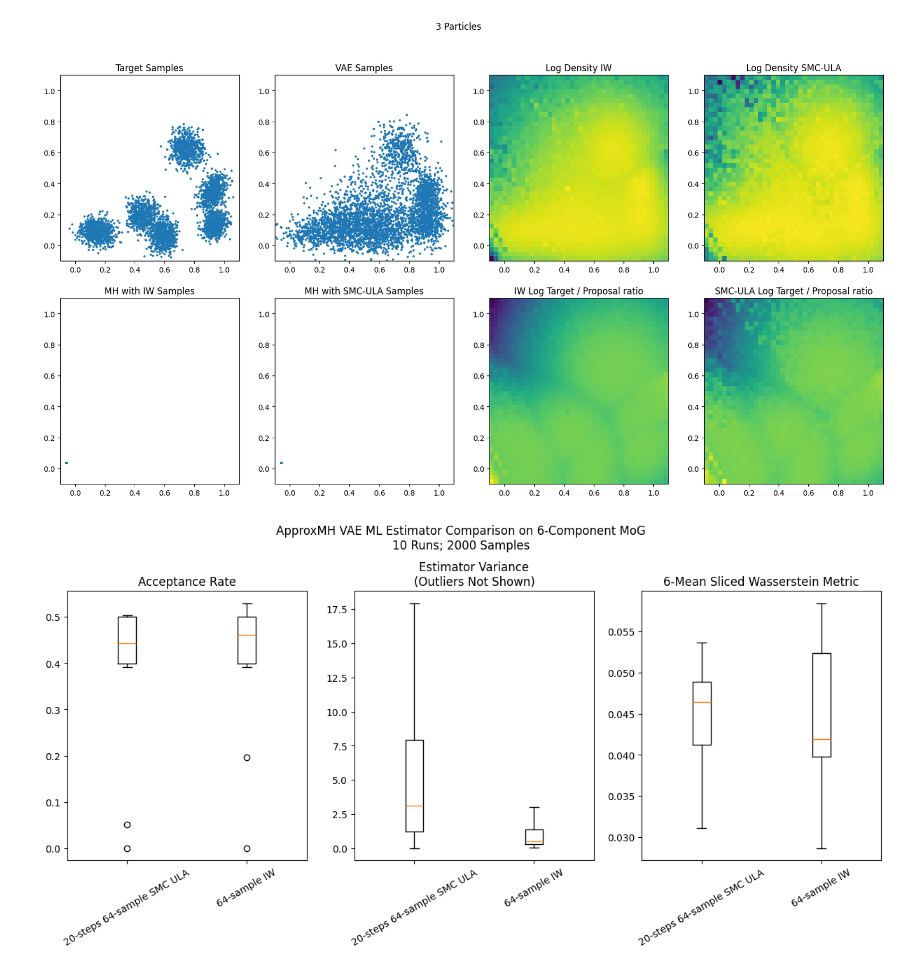
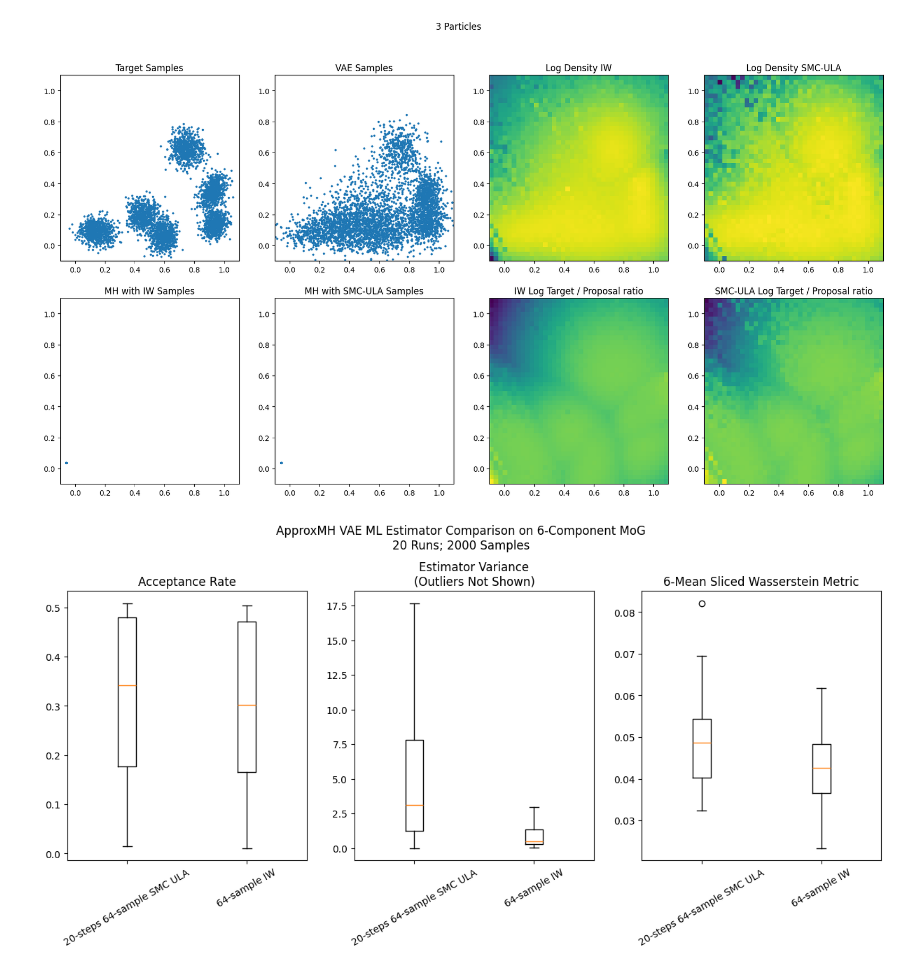
Before and after one commit to xapq/approximate-metropolis-hastings, a Jupyter notebook: notebooks/LikelihoodEstimatorsComparison.ipynb, the cells around one changed output. Saved outputs shown, nothing was run; the diff lists cells and outputs as text; code cells hidden in the pictures.

```diff
--- a/notebooks/LikelihoodEstimatorsComparison.ipynb
+++ b/notebooks/LikelihoodEstimatorsComparison.ipynb
@@ -271,5 +273,7 @@ vae_likelihood_estimation_variance_by_time_step()
 # %%
 def compare_estimates():
+    # torch.cuda.memory._record_memory_history(max_entries=100_000)
+
     # Estimator 1
     n_steps = 20
     n_particles = 64
@@ -288,7 +292,7 @@ def compare_estimates():
     n_ests = len(estimators)
 
     # Comparison parameters
-    n_runs = 10
+    n_runs = 20
     n_samples = 2000
     sample_metric = SlicedDistributionMetric(WassersteinMetric1d(), 3 * D)
 
@@ -300,39 +304,41 @@ def compare_estimates():
         for i in range(n_ests):
             est, est_name = estimators[i]
             log_likelihoods, variances = est(vae_samples)
-            test_logs[i]['rel_variances'].append(variances / log_likelihoods.exp())
-            test_logs[i]['variances'].append(variances)
+            test_logs[i]['rel_variances'].append((variances / log_likelihoods.exp()).detach())
+            test_logs[i]['variances'].append(variances.detach())
             mh_acc_rate, mh_samples = metropolis_hastings_filter(target, vae_samples, est)
             test_logs[i]['acc_rate'].append(mh_acc_rate)
             test_logs[i]['sample_metric'].append(sample_metric(target_samples, vae_samples).item())
 
     fig, axs = plt.subplots(ncols=3, figsize=(15, 5))
 
     ax = axs[0]
     ax.set_title('Acceptance Rate')
-    ax.boxplot([test_logs[i]['acc_rate'] for i in range(n_ests)], labels=[est_name for est, est_name in estimators])
+    ax.boxplot([test_logs[i]['acc_rate'] for i in range(n_ests)], tick_labels=[est_name for est, est_name in estimators])
 
     ax = axs[1]
     ax.set_title('Estimator Variance\n(Outliers Not Shown)')
     ax.boxplot(
         [to_numpy(torch.cat(test_logs[i]['variances'])) for i in range(n_ests)],
-        labels=[est_name for est, est_name in estimators],
+        tick_labels=[est_name for est, est_name in estimators],
         showfliers=False
     )
     # ax.set_ylim(0., 10.)
 
     ax = axs[2]
     ax.set_title(sample_metric.name())
     ax.boxplot(
         [test_logs[i]['sample_metric'] for i in range(n_ests)],
-        labels=[est_name for est, est_name in estimators],
+        tick_labels=[est_name for est, est_name in estimators],
         showfliers=True
     )
 
     for ax in axs:
         ax.set_xticklabels(ax.get_xticklabels(),rotation=30)
     plt.suptitle(f'ApproxMH VAE ML Estimator Comparison on {target_friendly_name}\n{n_runs} Runs; {n_samples} Samples', y=1.07)
 
+    # torch.cuda.memory._dump_snapshot(f"bruh.pickle")
+
 compare_estimates()
 # %% [output]
-[figure, old version]
+[figure, new version]
```
Also changed, not shown: parts of 3 cells of this notebook, 1 other file.
